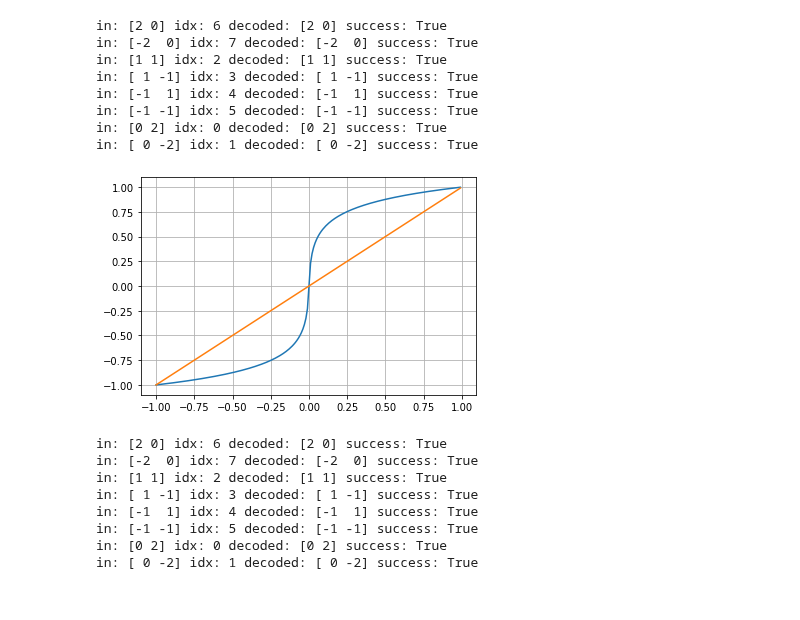
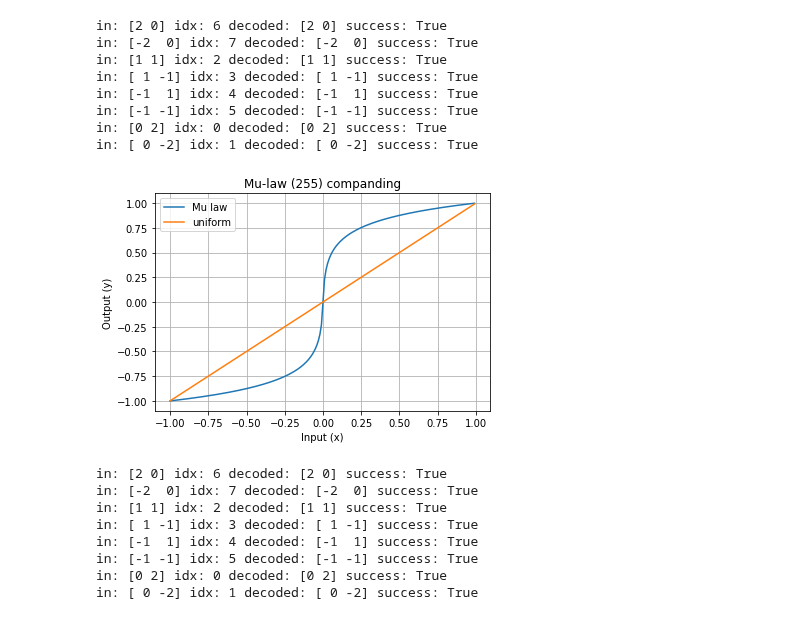
Before and after one commit to Abhipray/audio-codec, a Jupyter notebook: coder/pvq_exploration.ipynb, the cells around one changed output. Cells and saved outputs as stored; diff of their text form; code cells hidden in the pictures.

```diff
--- a/coder/pvq_exploration.ipynb
+++ b/coder/pvq_exploration.ipynb
@@ -124,12 +141,17 @@ in: [ 0 -2] idx: 1 decoded: [ 0 -2] success: True
 # %%
 x = np.arange(-1, 1, 0.01)
 y = mu_law_fn(x)
 x_hat = inv_mu_law_fn(y)
-plt.plot(x, y)
-plt.plot(x, x_hat)
+plt.plot(x, y, label='Mu law')
+plt.plot(x, x_hat, label='uniform')
 plt.grid()
+plt.xlabel('Input (x)')
+plt.ylabel('Output (y)')
+plt.title('Mu-law (255) companding')
+plt.legend()
+plt.savefig('mulaw.png', dpi=200)
 # %% [output]
-[figure, old version]
+[figure, new version]
 # %%
 for c in codebook:
     b = encode_pvq_vector(np.array(c), 2, N)
```
Also changed, not shown: parts of 14 cells of this notebook.
